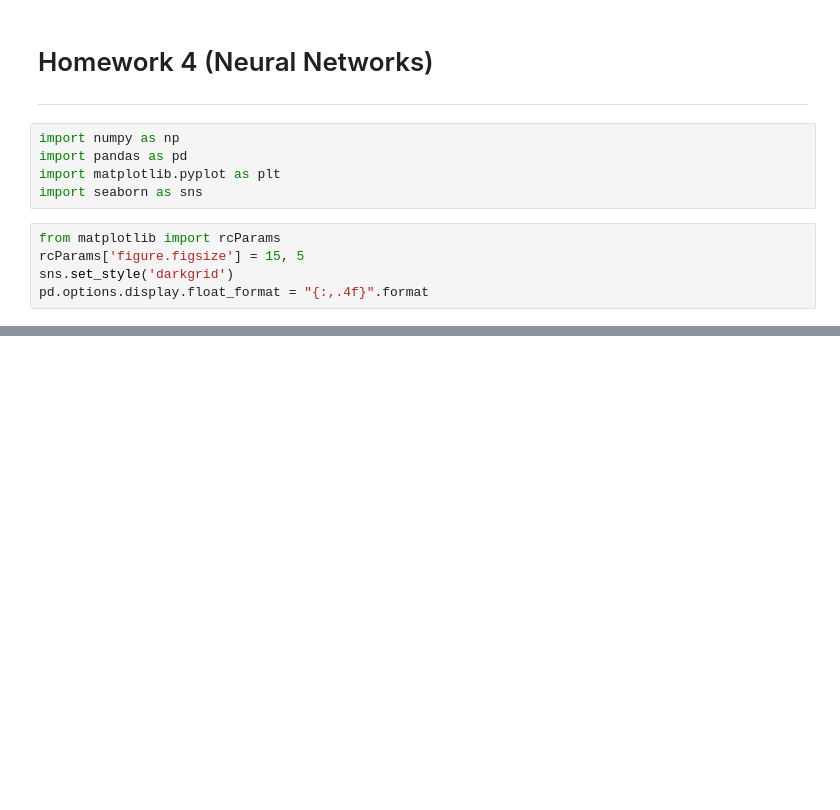
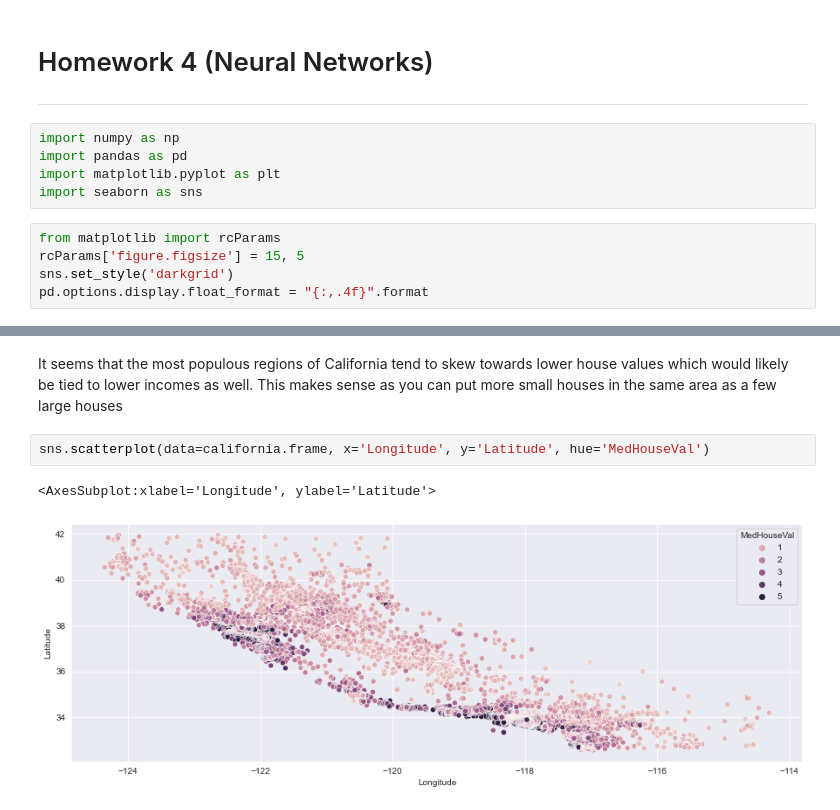
Before and after one commit to BryanSmith00/Spring-2022-Classes, a Jupyter notebook: COSC 3337 Data Science I/homework/hw4/smith_bryan_1861137_hw4.ipynb, the cells around one changed output, grey strips where cells are left out. Saved outputs shown, nothing was run; the diff lists cells and outputs as text; blank space fills up the shorter version.

```diff
--- a/COSC 3337 Data Science I/homework/hw4/smith_bryan_1861137_hw4.ipynb
+++ b/COSC 3337 Data Science I/homework/hw4/smith_bryan_1861137_hw4.ipynb
@@ -44,0 +117,7 @@ memory usage: 1.3 MB
+# %% [markdown]
+It seems that the most populous regions of California tend to skew towards lower house values which would likely be tied to lower incomes as well. This makes sense as you can put more small houses in the same area as a few large houses
+# %%
+sns.scatterplot(data=california.frame, x='Longitude', y='Latitude', hue='MedHouseVal')
+# %% [output]
+<AxesSubplot:xlabel='Longitude', ylabel='Latitude'>
+[figure, added]
```
Also changed, not shown: parts of 32 cells of this notebook.
